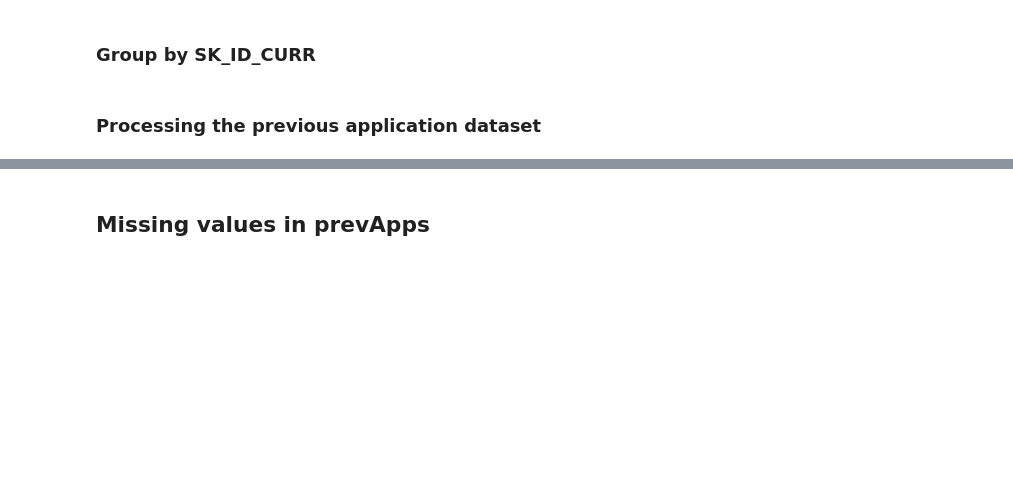
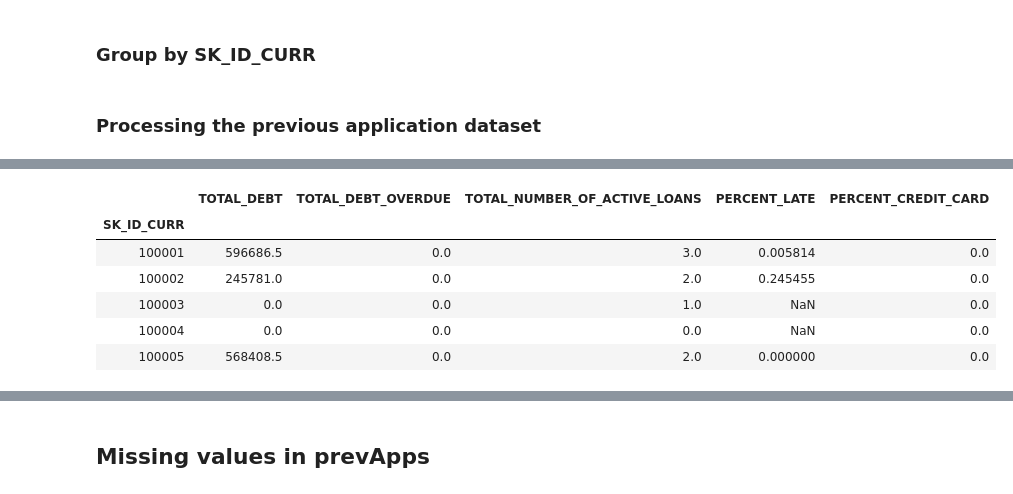
Before and after one commit to kpimparkar/SP20_AML_Project, a Jupyter notebook: Group11_Phase1_Notebook.ipynb, the cells around one changed output, grey strips where cells are left out. Drawn from its saved outputs; the diff is of its cells as text; code cells hidden in the pictures; blank space fills up the shorter version.

```diff
--- a/Group11_Phase1_Notebook.ipynb
+++ b/Group11_Phase1_Notebook.ipynb
@@ -1148,0 +1243,14 @@ display(df_out.head())
+# %%
+## fill in Null values for two of the features
+
+bureau_final['PERCENT_CREDIT_CARD'] = bureau_final['PERCENT_CREDIT_CARD'].fillna(0)
+bureau_final['TOTAL_NUMBER_OF_ACTIVE_LOANS'] = bureau_final['TOTAL_NUMBER_OF_ACTIVE_LOANS'].fillna(0)
+bureau_final.head()
+# %% [output]
+|  | TOTAL_DEBT | TOTAL_DEBT_OVERDUE | TOTAL_NUMBER_OF_ACTIVE_LOANS | PERCENT_LATE | PERCENT_CREDIT_CARD |
+| SK_ID_CURR |  |  |  |  |  |
+| 100001 | 596686.5 | 0.0 | 3.0 | 0.005814 | 0.0 |
+| 100002 | 245781.0 | 0.0 | 2.0 | 0.245455 | 0.0 |
+| 100003 | 0.0 | 0.0 | 1.0 | NaN | 0.0 |
+| 100004 | 0.0 | 0.0 | 0.0 | NaN | 0.0 |
+| 100005 | 568408.5 | 0.0 | 2.0 | 0.000000 | 0.0 |
```
Also changed, not shown: parts of 21 cells of this notebook.
